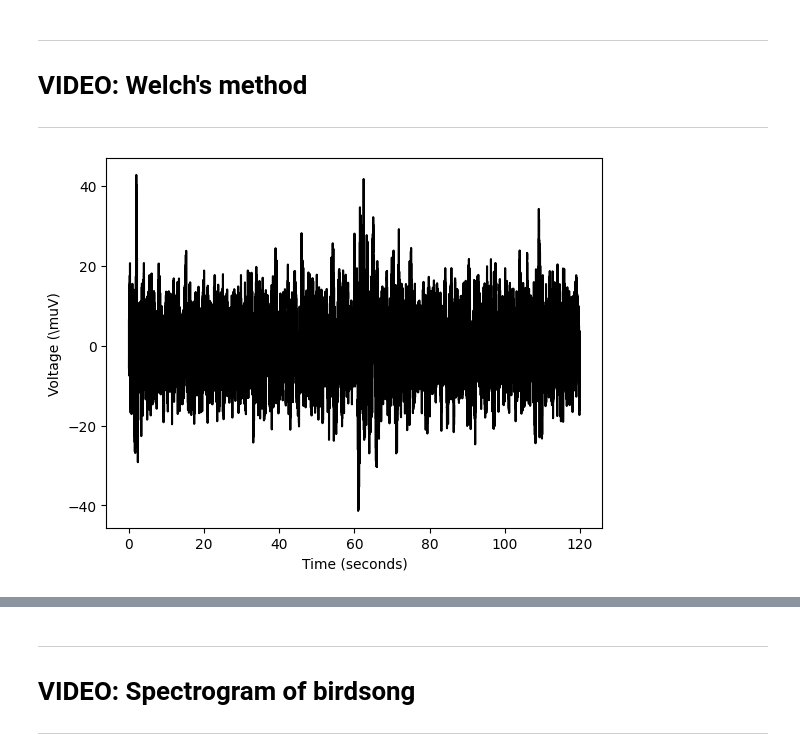
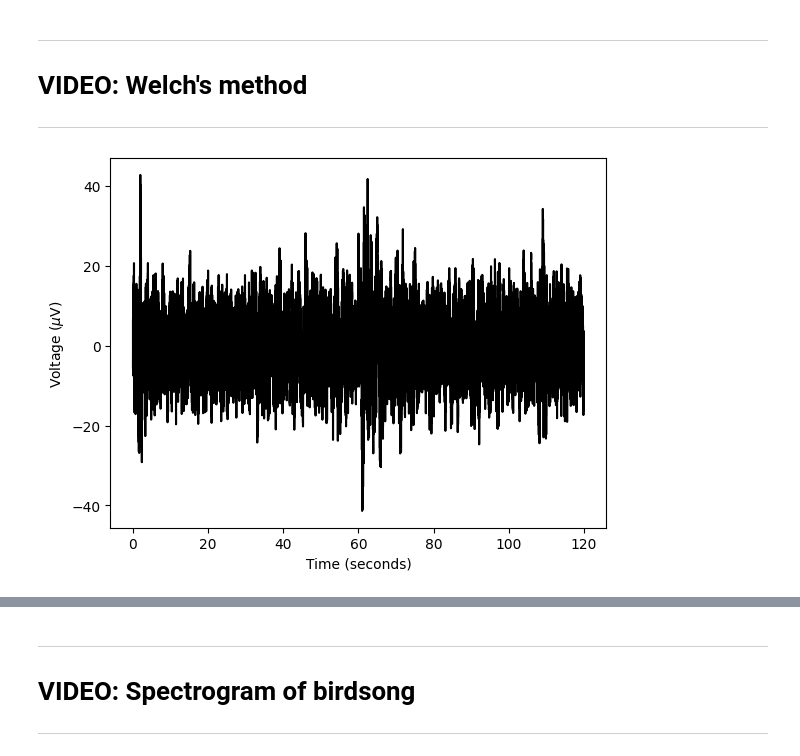
Before and after one commit to marzzelo/SignalProcessing, a Jupyter notebook: spectral/sigprocMXC_spectral.ipynb, the cells around one changed output, grey strips where cells are left out. Drawn from its saved outputs; the diff is of its cells as text; code cells hidden in the pictures.

```diff
--- a/spectral/sigprocMXC_spectral.ipynb
+++ b/spectral/sigprocMXC_spectral.ipynb
@@ -123,21 +135,22 @@ plt.show()
 ---
 # %%
 # load data and extract
-matdat  = sio.loadmat('EEGrestingState.mat')
+matdat = sio.loadmat('EEGrestingState.mat')
 eegdata = matdat['eegdata'][0]
-srate   = matdat['srate'][0]
+srate = matdat['srate'][0]
 
 # time vector
 N = len(eegdata)
-timevec = np.arange(0,N)/srate
+timevec = np.arange(0, N) / srate
 
 # plot the data
-plt.plot(timevec,eegdata,'k')
+plt.plot(timevec, eegdata, 'k')
 plt.xlabel('Time (seconds)')
-plt.ylabel('Voltage (\muV)')
+# write microvolt symbol (LateX) in the ylabel
+plt.ylabel('Voltage ($\\mu$V)')
 plt.show()
 # %% [output]
-[figure, old version]
+[figure, new version]
 # %%
 ## one big FFT (not Welch's method)
 
```
Also changed, not shown: parts of 10 cells of this notebook.
